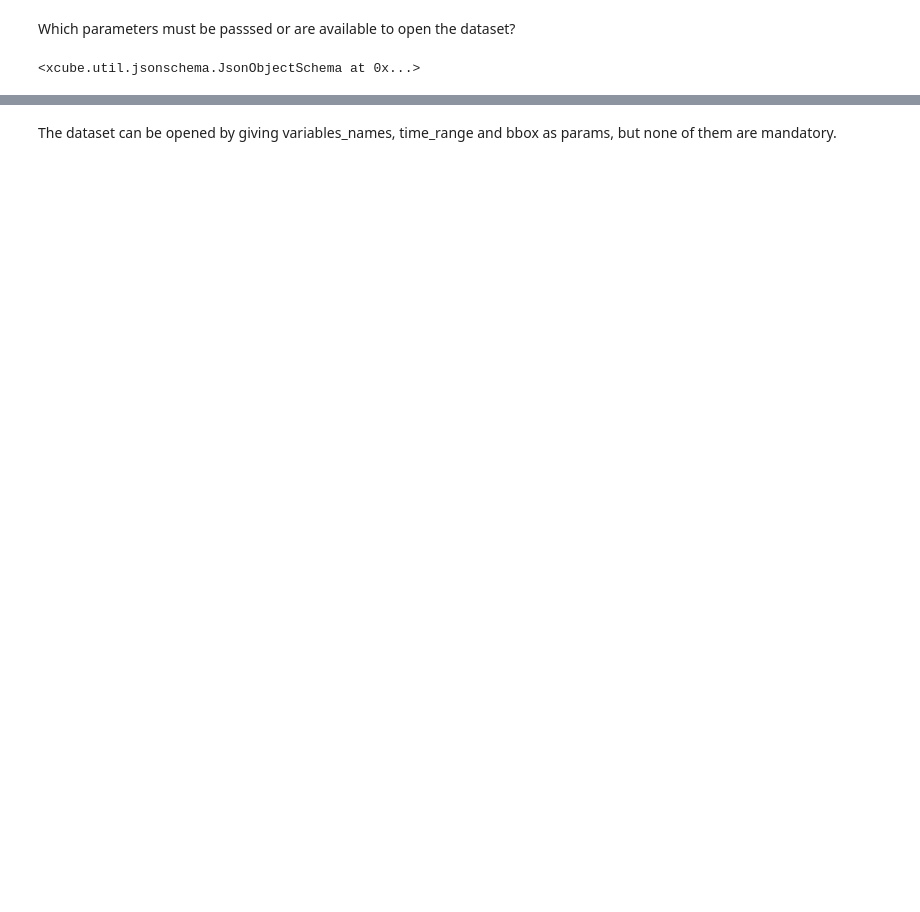
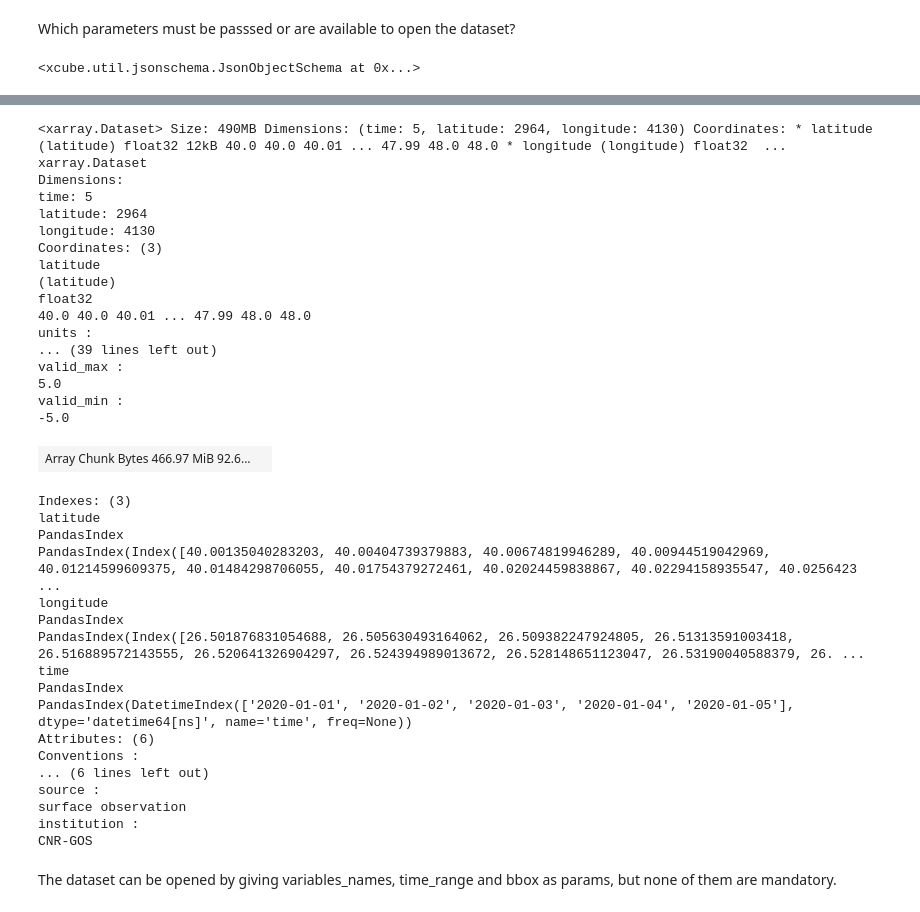
Before and after one commit to xcube-dev/xcube-cmems, a Jupyter notebook: examples/notebooks/cmems_example_JNB.ipynb, the cells around one changed output, grey strips where cells are left out. Saved outputs shown, nothing was run; the diff lists cells and outputs as text; code cells hidden in the pictures; blank space fills up the shorter version.

```diff
--- a/examples/notebooks/cmems_example_JNB.ipynb
+++ b/examples/notebooks/cmems_example_JNB.ipynb
@@ -58,2 +61,10 @@ cmems_store.get_open_data_params_schema("cmems_obs-wind_glo_phy_nrt_l4_0.125deg_
 # %% [output]
 <xcube.util.jsonschema.JsonObjectSchema at 0x...>
+# %%
+dataset = cmems_store.open_data(
+    "cmems_obs-oc_blk_bgc-reflectance_my_l3-olci-300m_P1D",
+    variable_names=['QI_RRS412_5'],
+    time_range=("2020-01-01", "2020-01-05"),
+)
+dataset
+# %% [output]
@@ -60,3 +73,38 @@ cmems_store.get_open_data_params_schema("cmems_obs-wind_glo_phy_nrt_l4_0.125deg_
+<xarray.Dataset> Size: 490MB Dimensions: (time: 5, latitude: 2964, longitude: 4130) Coordinates: * latitude (latitude) float32 12kB 40.0 40.0 40.01 ... 47.99 48.0 48.0 * longitude (longitude) float32  ...
+xarray.Dataset
+Dimensions:
+time: 5
+latitude: 2964
+longitude: 4130
+Coordinates: (3)
+latitude
+(latitude)
+float32
+40.0 40.0 40.01 ... 47.99 48.0 48.0
+units :
+... (39 lines left out)
+valid_max :
+5.0
+valid_min :
+-5.0
+| Array Chunk Bytes 466.97 MiB 92.6... |  |
+Indexes: (3)
+latitude
+PandasIndex
+PandasIndex(Index([40.00135040283203, 40.00404739379883, 40.00674819946289, 40.00944519042969, 40.01214599609375, 40.01484298706055, 40.01754379272461, 40.02024459838867, 40.02294158935547, 40.0256423 ...
+longitude
+PandasIndex
+PandasIndex(Index([26.501876831054688, 26.505630493164062, 26.509382247924805, 26.51313591003418, 26.516889572143555, 26.520641326904297, 26.524394989013672, 26.528148651123047, 26.53190040588379, 26. ...
+time
+PandasIndex
+PandasIndex(DatetimeIndex(['2020-01-01', '2020-01-02', '2020-01-03', '2020-01-04', '2020-01-05'], dtype='datetime64[ns]', name='time', freq=None))
+Attributes: (6)
+Conventions :
+... (6 lines left out)
+source :
+surface observation
+institution :
+CNR-GOS
 # %% [markdown]
 The dataset can be opened by giving variables_names, time_range and bbox as params, but none of them are mandatory.
 # %%
```
Also changed, not shown: parts of 15 cells of this notebook.
